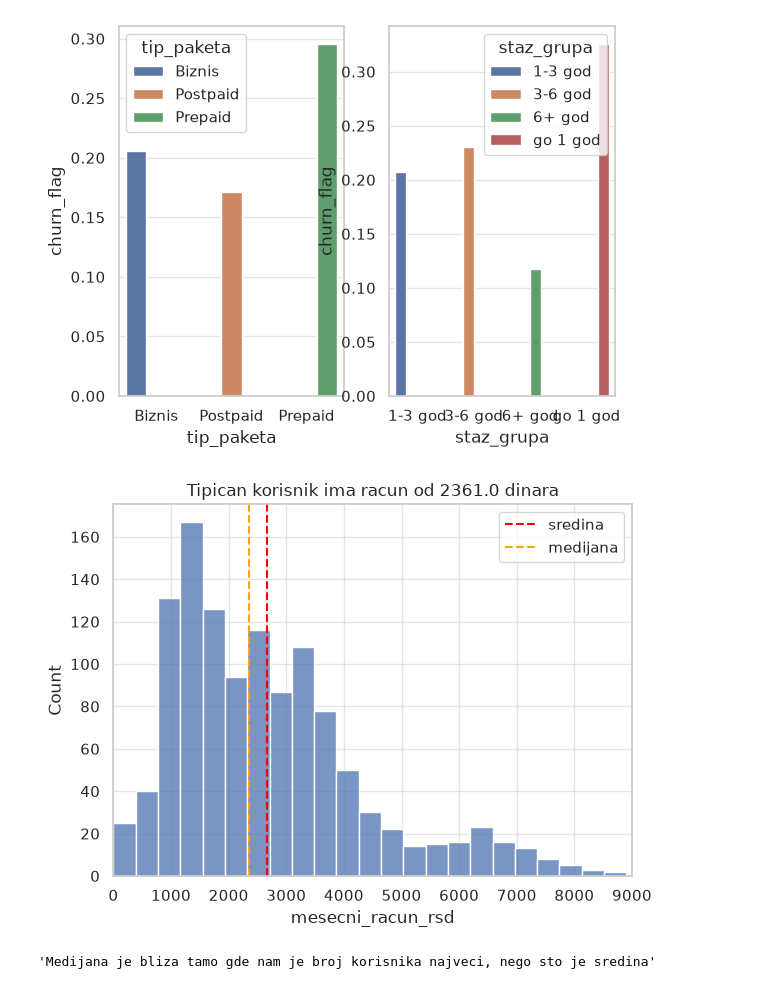
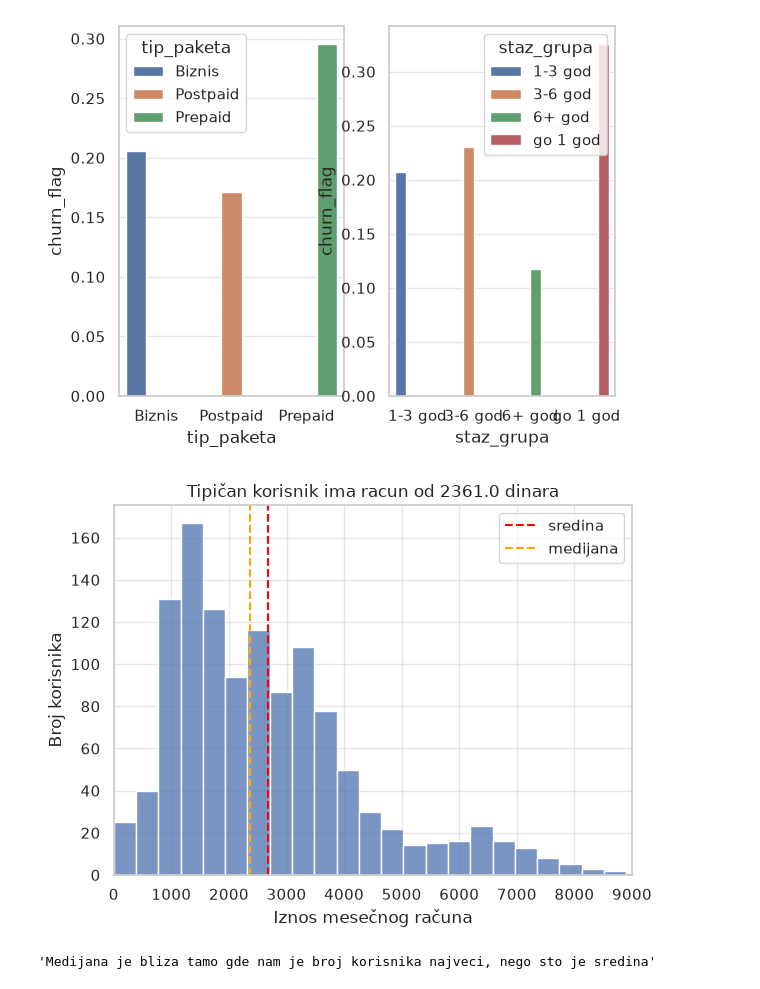
Before and after one commit to machina390/telekom-analytics, a Jupyter notebook: rezultati/03_analiza.ipynb, the cells around one changed output. Saved outputs shown, nothing was run; the diff lists cells and outputs as text; code cells hidden in the pictures.

```diff
--- a/rezultati/03_analiza.ipynb
+++ b/rezultati/03_analiza.ipynb
@@ -546,19 +526,21 @@ zalbadzije = df.groupby("broj_reklamacija")["churn_flag"].mean().reset_index()
 # %%
 # Histogram mesečnog računa sa sredinom i medijanom — ilustracija zašto medijana
 plt.figure()
 
 sb.histplot(data=df["mesecni_racun_rsd"])
 plt.xlim(0,9000)
 plt.axvline(x=df["mesecni_racun_rsd"].mean(),linestyle="--",label="sredina",color="red")
 
 plt.axvline(x=df["mesecni_racun_rsd"].median(),linestyle="--",label="medijana",color="orange")
-plt.title(f"Tipican korisnik ima racun od {df["mesecni_racun_rsd"].median()} dinara")
+plt.title(f"Tipičan korisnik ima racun od {df["mesecni_racun_rsd"].median()} dinara")
+plt.ylabel("Broj korisnika")
+plt.xlabel("Iznos mesečnog računa")
 plt.legend()
 plt.tight_layout()
 plt.savefig("grafikoni/tipican_mesecni_racun.png", dpi=130, bbox_inches="tight")
 plt.show()
 display("Medijana je bliza tamo gde nam je broj korisnika najveci, nego sto je sredina")
 # %% [output]
-[figure, old version]
+[figure, new version]
 'Medijana je bliza tamo gde nam je broj korisnika najveci, nego sto je sredina'
 # %%
```
Also changed, not shown: parts of 5 cells of this notebook, 23 other files.
